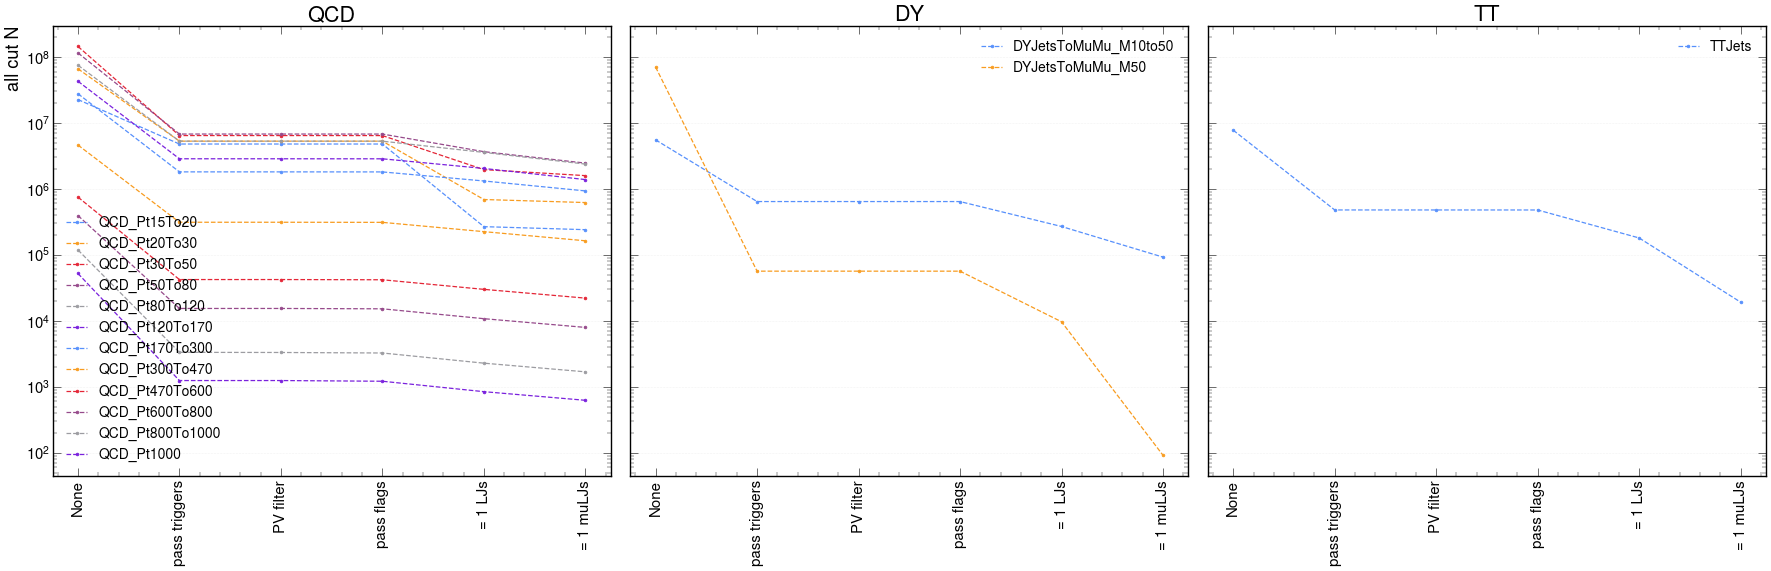
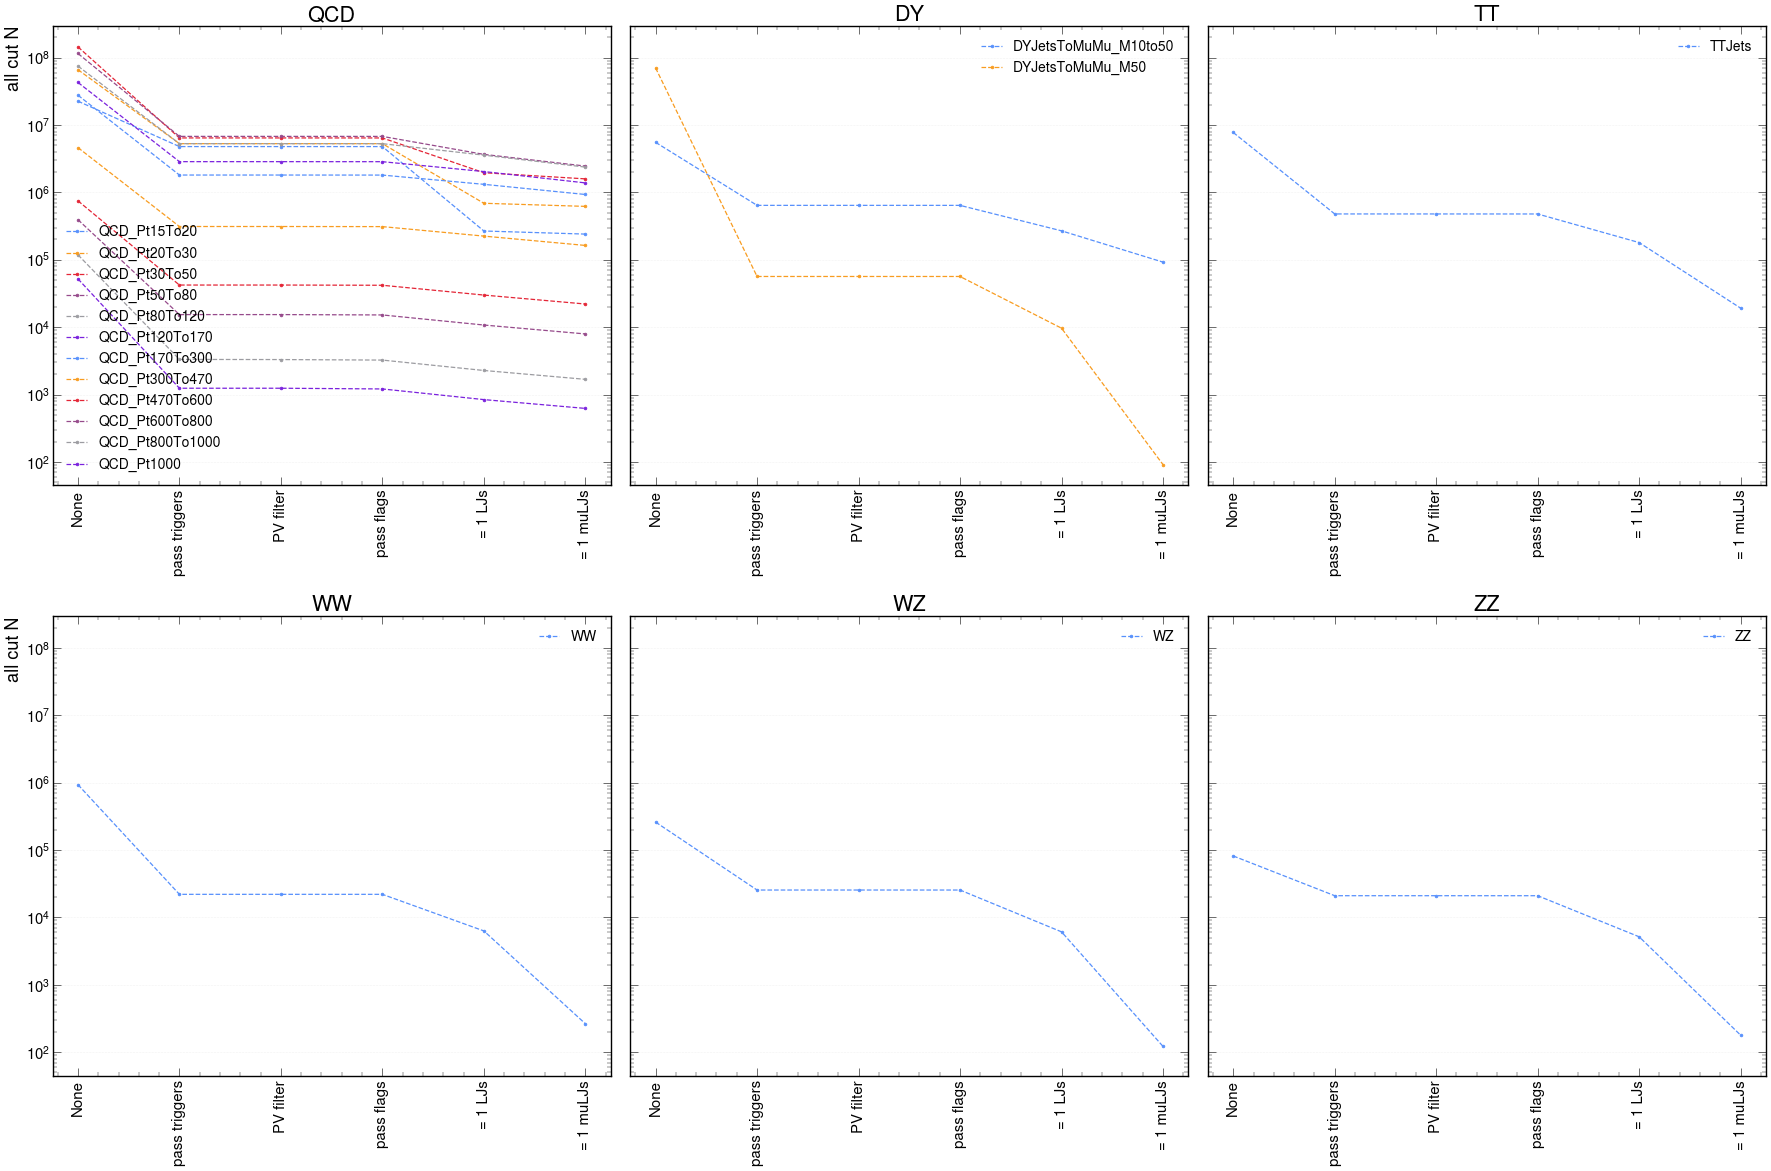
Code edit (unified diff) that turned the first committed figure into the second:
--- before
+++ after
@@ -5,4 +5,7 @@
         DY,
         TT,
+        WW,
+        WZ,
+        ZZ,
     ],
     channel=channels[0],
@@ -11,4 +14,7 @@
         "DY",
         "TT",
+        "WW",
+        "WZ",
+        "ZZ",
     ],
     unweighted=False,
@@ -16,5 +22,5 @@
     normalize=False,
     logy=True,
-    figsize=(36, 12),
+    figsize=(36, 24),
     ncols=3,
     ncol_legend=1,

Commit: Add Diboson yamls and notebook update